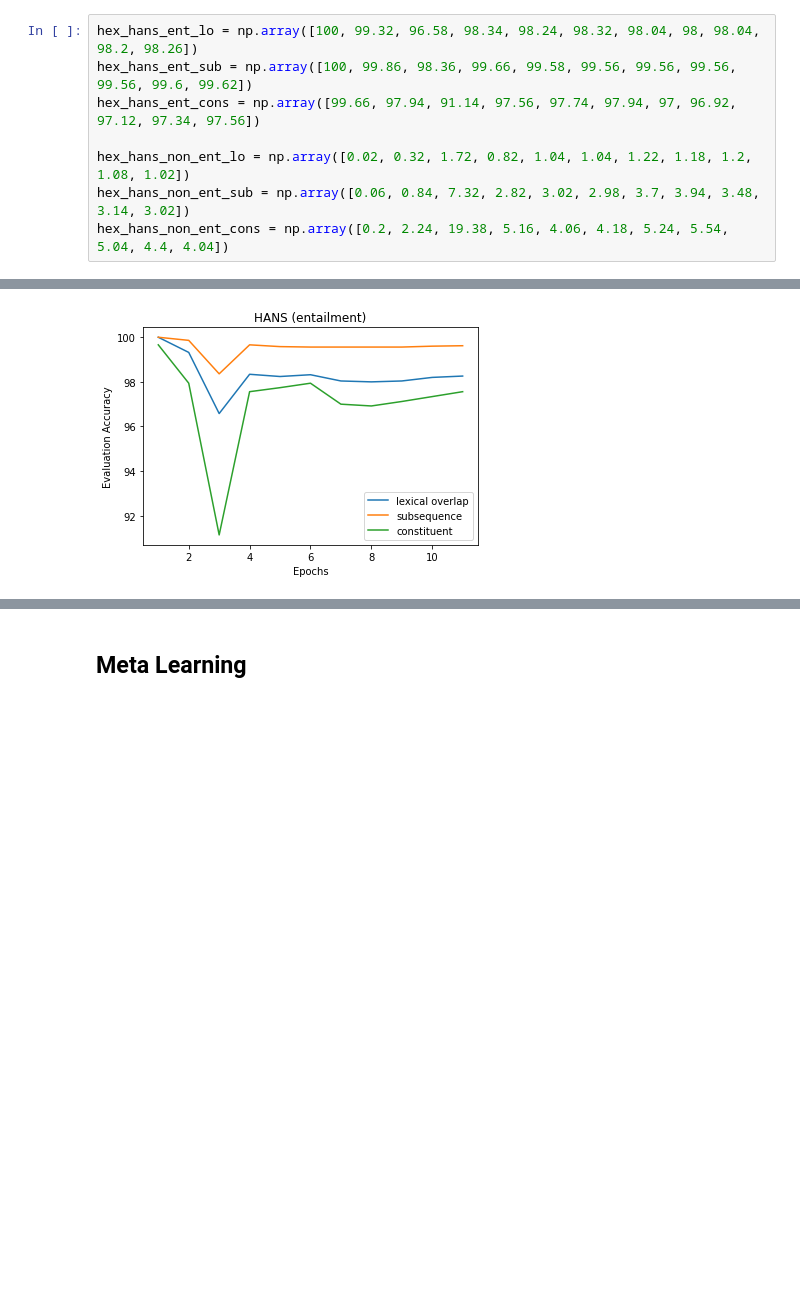
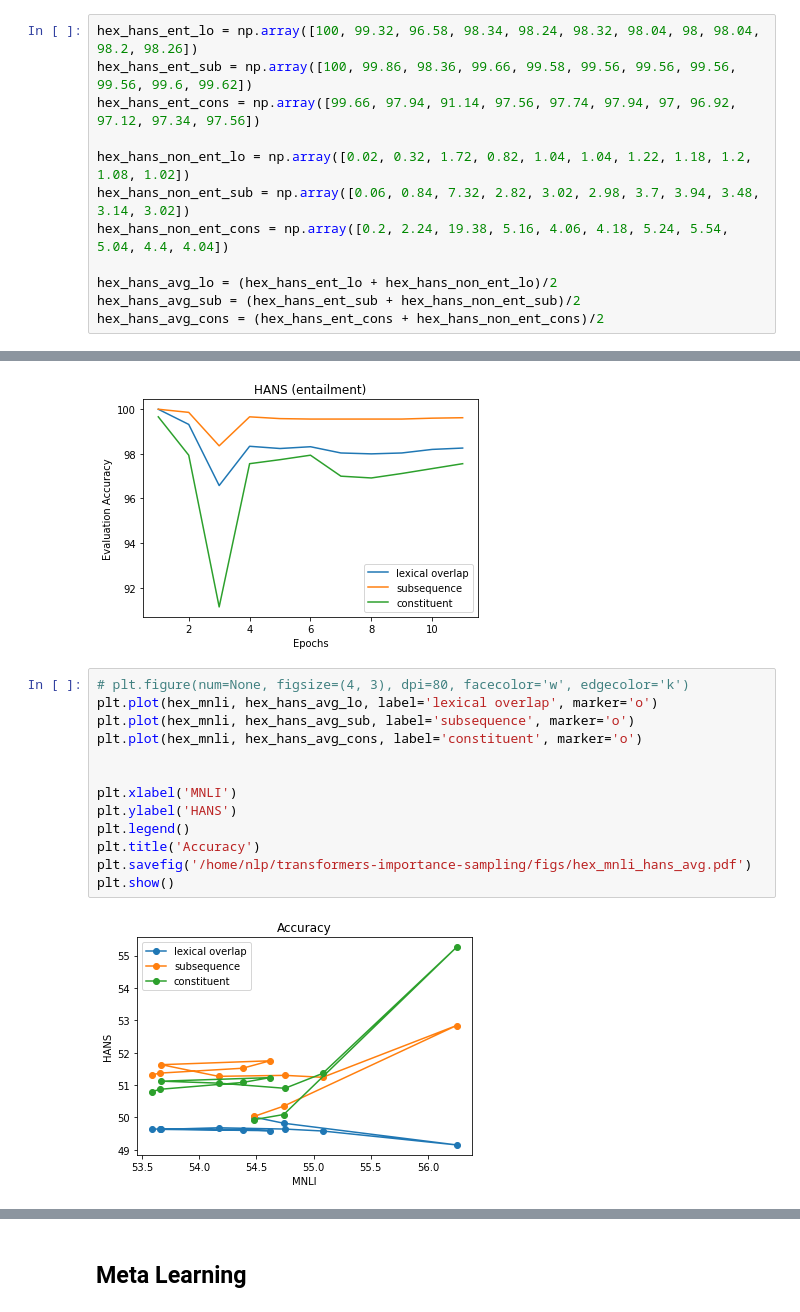
Before and after one commit to prajjwal1/generalize_lm_nli, a Jupyter notebook: nbs/graph_plots_paper.ipynb, the cells around one changed output, grey strips where cells are left out. Saved outputs shown, nothing was run; the diff lists cells and outputs as text; blank space fills up the shorter version.

```diff
--- a/nbs/graph_plots_paper.ipynb
+++ b/nbs/graph_plots_paper.ipynb
@@ -515,6 +534,10 @@ hex_hans_ent_cons = np.array([99.66, 97.94, 91.14, 97.56, 97.74, 97.94, 97, 96.9
 hex_hans_non_ent_lo = np.array([0.02, 0.32, 1.72, 0.82, 1.04, 1.04, 1.22, 1.18, 1.2, 1.08, 1.02])
 hex_hans_non_ent_sub = np.array([0.06, 0.84, 7.32, 2.82, 3.02, 2.98, 3.7, 3.94, 3.48, 3.14, 3.02])
 hex_hans_non_ent_cons = np.array([0.2, 2.24, 19.38, 5.16, 4.06, 4.18, 5.24, 5.54, 5.04, 4.4, 4.04])
+
+hex_hans_avg_lo = (hex_hans_ent_lo + hex_hans_non_ent_lo)/2
+hex_hans_avg_sub = (hex_hans_ent_sub + hex_hans_non_ent_sub)/2
+hex_hans_avg_cons = (hex_hans_ent_cons + hex_hans_non_ent_cons)/2
 # %%
 # plt.figure(num=None, figsize=(4, 3), dpi=80, facecolor='w', edgecolor='k')
 plt.plot(hex_epochs, hex_mnli, label='mnli')
@@ -544,6 +567,21 @@ plt.savefig('/home/nlp/transformers-importance-sampling/figs/hex_hans_ent.pdf')
 plt.show()
 # %% [output]
 [figure]
+# %%
+# plt.figure(num=None, figsize=(4, 3), dpi=80, facecolor='w', edgecolor='k')
+plt.plot(hex_mnli, hex_hans_avg_lo, label='lexical overlap', marker='o')
+plt.plot(hex_mnli, hex_hans_avg_sub, label='subsequence', marker='o')
+plt.plot(hex_mnli, hex_hans_avg_cons, label='constituent', marker='o')
+
+
+plt.xlabel('MNLI')
+plt.ylabel('HANS')
+plt.legend()
+plt.title('Accuracy')
+plt.savefig('/home/nlp/transformers-importance-sampling/figs/hex_mnli_hans_avg.pdf')
+plt.show()
+# %% [output]
+[figure, added]
 # %%
 # plt.figure(num=None, figsize=(4, 3), dpi=80, facecolor='w', edgecolor='k')
 plt.plot(hex_epochs, hex_hans_non_ent_lo, label='lexical overlap')
```
Also changed, not shown: parts of 66 cells of this notebook, 15 other files.
